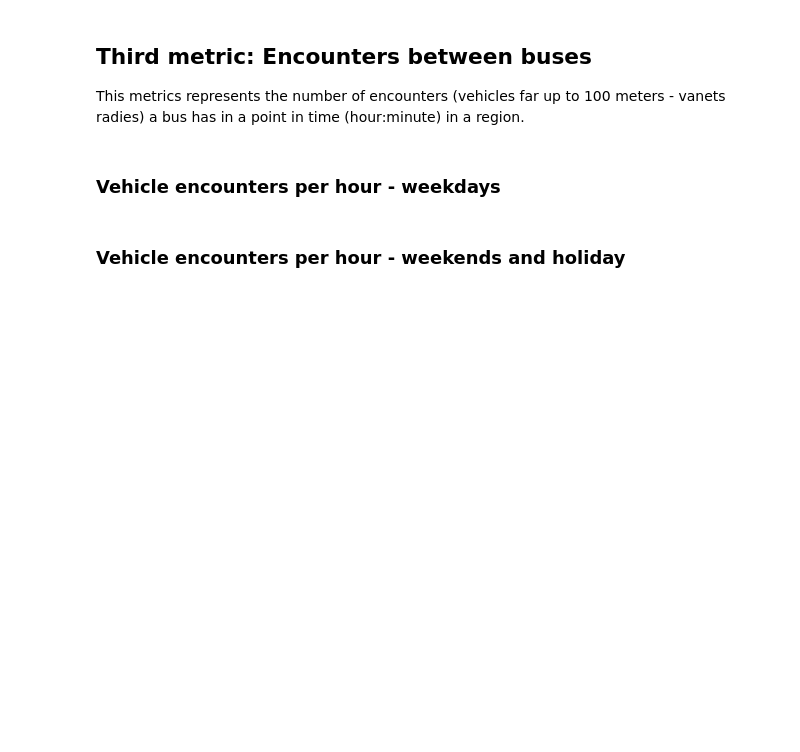
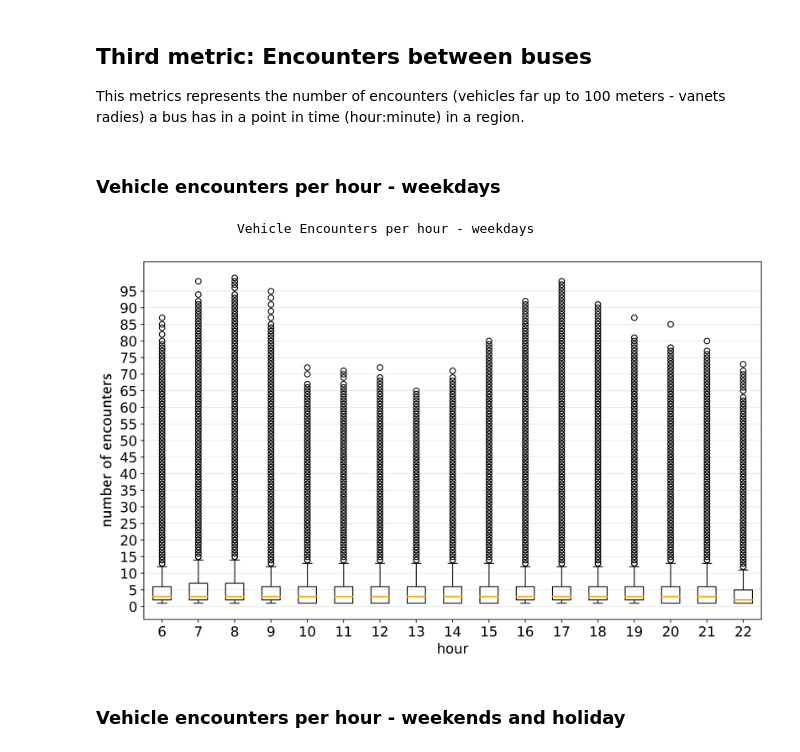
Before and after one commit to caroljunq/sptrans-data-analysis, a Jupyter notebook: article-journal/3-metrics-charts.ipynb, the cells around one changed output. Cells and saved outputs as stored; diff of their text form; code cells hidden in the pictures; blank space fills up the shorter version.

```diff
--- a/article-journal/3-metrics-charts.ipynb
+++ b/article-journal/3-metrics-charts.ipynb
@@ -629,6 +629,13 @@ plt.savefig(f'./charts-results/vehicle-encounters-per-hour-boxplot-weekdays.png'
 plt.title("Vehicle Encounters per hour - weekdays")
 
 plt.show()
+# %%
+from IPython.display import Image
+print("                  Vehicle Encounters per hour - weekdays                 ")
+Image(filename='./charts-results/vehicle-encounters-per-hour-boxplot-weekdays.png')
+# %% [output]
+                  Vehicle Encounters per hour - weekdays
+[figure, added]
 # %% [markdown]
 ### Vehicle encounters per hour - weekends and holiday
 # %%
```
Also changed, not shown: parts of 8 cells of this notebook, 6 other files.
